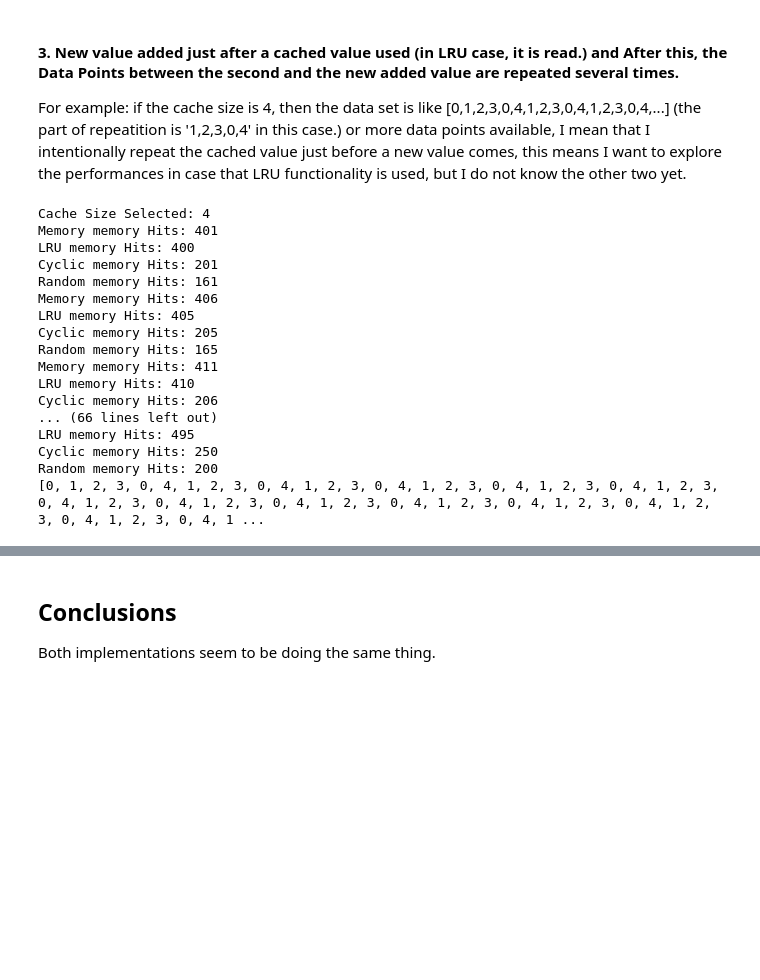
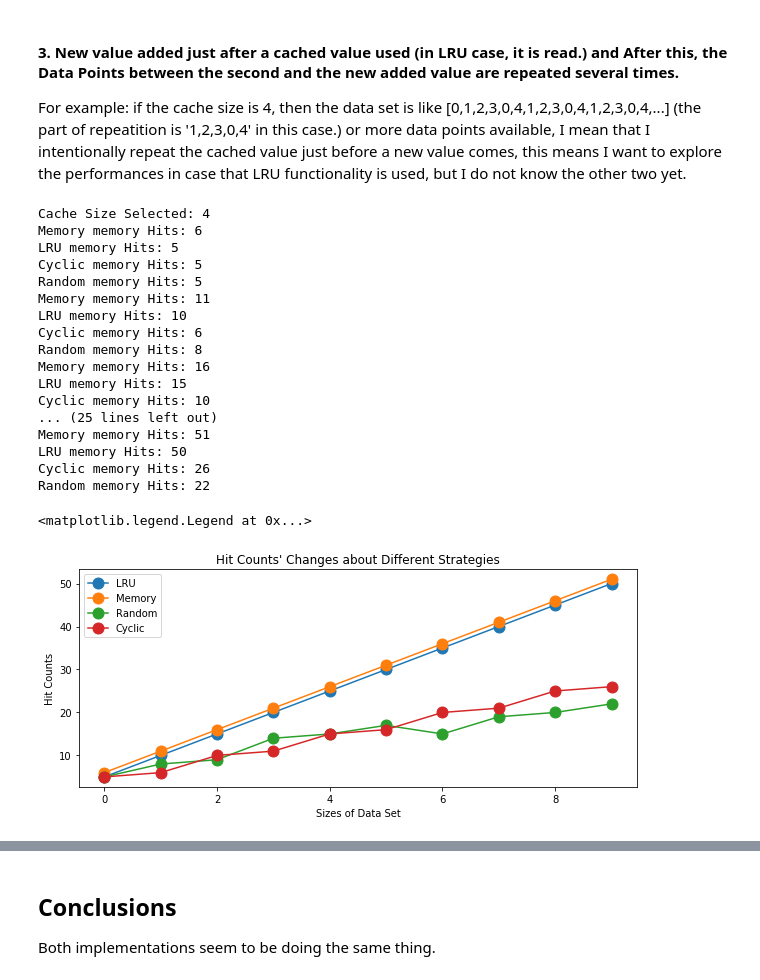
Before and after one commit to Weicheng783/COMP15212_g28738wa, a Jupyter notebook: experiment/15212CW2.ipynb, the cells around one changed output, grey strips where cells are left out. Drawn from its saved outputs; the diff is of its cells as text; code cells hidden in the pictures; blank space fills up the shorter version.

```diff
--- a/experiment/15212CW2.ipynb
+++ b/experiment/15212CW2.ipynb
@@ -166,11 +211,15 @@ mem = Memory()
 lru = LRUCache()
 cyclic = CyclicCache()
 rdm = RandomCache()
+mem_results = []
+lru_results = []
+cyclic_results = []
+rdm_results = []
 
 # I used a range of the number of unique data points, in this case, from 5 to 14 repeated set of values.
 print("Cache Size Selected:", rdm.cache_size)
 
-for k in range(80,100):
+for k in range(1,11):
     test_data = []
     for i in range(0,rdm.cache_size):
         test_data.append(i)
@@ -180,25 +229,42 @@ for k in range(80,100):
         for i in range(1,rdm.cache_size+2):
             test_data.append(test_data[i])
     process()
-
-print(test_data)
+    mem_results.append(results[0])
+    lru_results.append(results[1])
+    cyclic_results.append(results[2])
+    rdm_results.append(results[3])
+# print(test_data)
 # %% [output]
 Cache Size Selected: 4
-Memory memory Hits: 401
-LRU memory Hits: 400
-Cyclic memory Hits: 201
-Random memory Hits: 161
-Memory memory Hits: 406
-LRU memory Hits: 405
-Cyclic memory Hits: 205
-Random memory Hits: 165
-Memory memory Hits: 411
-LRU memory Hits: 410
-Cyclic memory Hits: 206
-... (66 lines left out)
-LRU memory Hits: 495
-Cyclic memory Hits: 250
-Random memory Hits: 200
-[0, 1, 2, 3, 0, 4, 1, 2, 3, 0, 4, 1, 2, 3, 0, 4, 1, 2, 3, 0, 4, 1, 2, 3, 0, 4, 1, 2, 3, 0, 4, 1, 2, 3, 0, 4, 1, 2, 3, 0, 4, 1, 2, 3, 0, 4, 1, 2, 3, 0, 4, 1, 2, 3, 0, 4, 1, 2, 3, 0, 4, 1, 2, 3, 0, 4, 1 ...
+Memory memory Hits: 6
+LRU memory Hits: 5
+Cyclic memory Hits: 5
+Random memory Hits: 5
+Memory memory Hits: 11
+LRU memory Hits: 10
+Cyclic memory Hits: 6
+Random memory Hits: 8
+Memory memory Hits: 16
+LRU memory Hits: 15
+Cyclic memory Hits: 10
+... (25 lines left out)
+Memory memory Hits: 51
+LRU memory Hits: 50
+Cyclic memory Hits: 26
+Random memory Hits: 22
+# %%
+# Graphical Representation of these results above.
+plt.figure('Trends', figsize=(10,4))
+plt.title("Hit Counts' Changes about Different Strategies")
+plt.ylabel('Hit Counts')
+plt.xlabel('Sizes of Data Set')
+plt.plot(lru_results, label='LRU', marker='o',markersize='11')
+plt.plot(mem_results, label='Memory', marker='o',markersize='11')
+plt.plot(rdm_results, label='Random', marker='o',markersize='11')
+plt.plot(cyclic_results, label='Cyclic', marker='o',markersize='11')
+plt.legend(loc='upper left')
+# %% [output]
+<matplotlib.legend.Legend at 0x...>
+[figure, added]
 # %%
 # test_data = [1,2,3,1,5,1,6,7,8,1,9,2,3,1]
```
Also changed, not shown: parts of 8 cells of this notebook.
